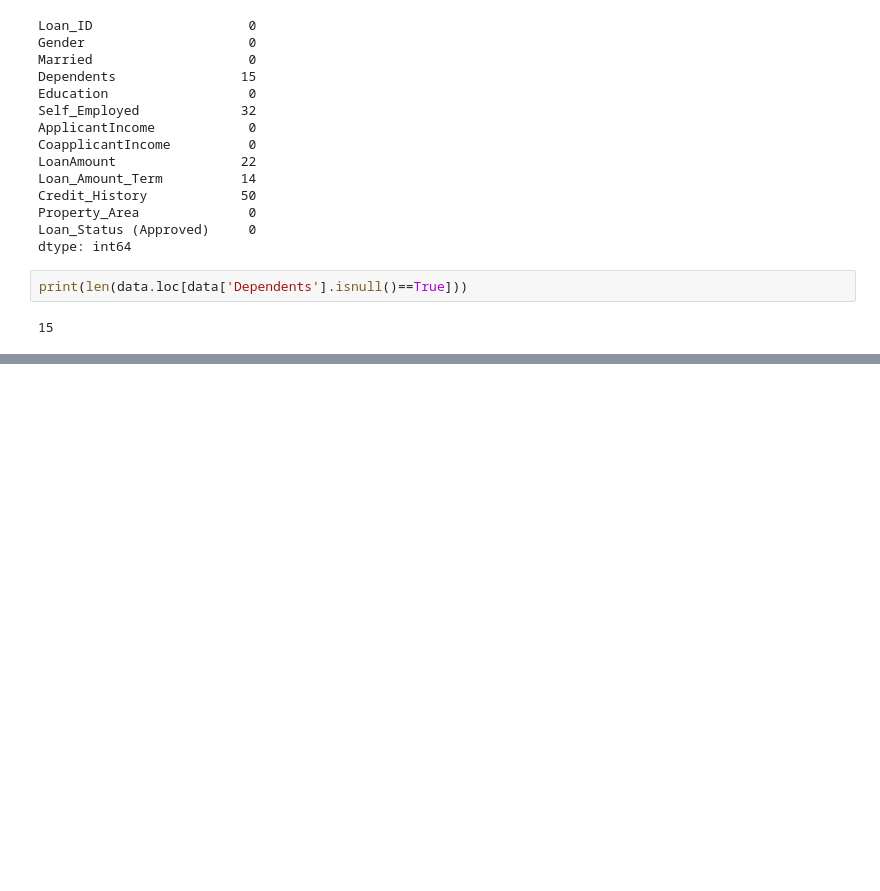
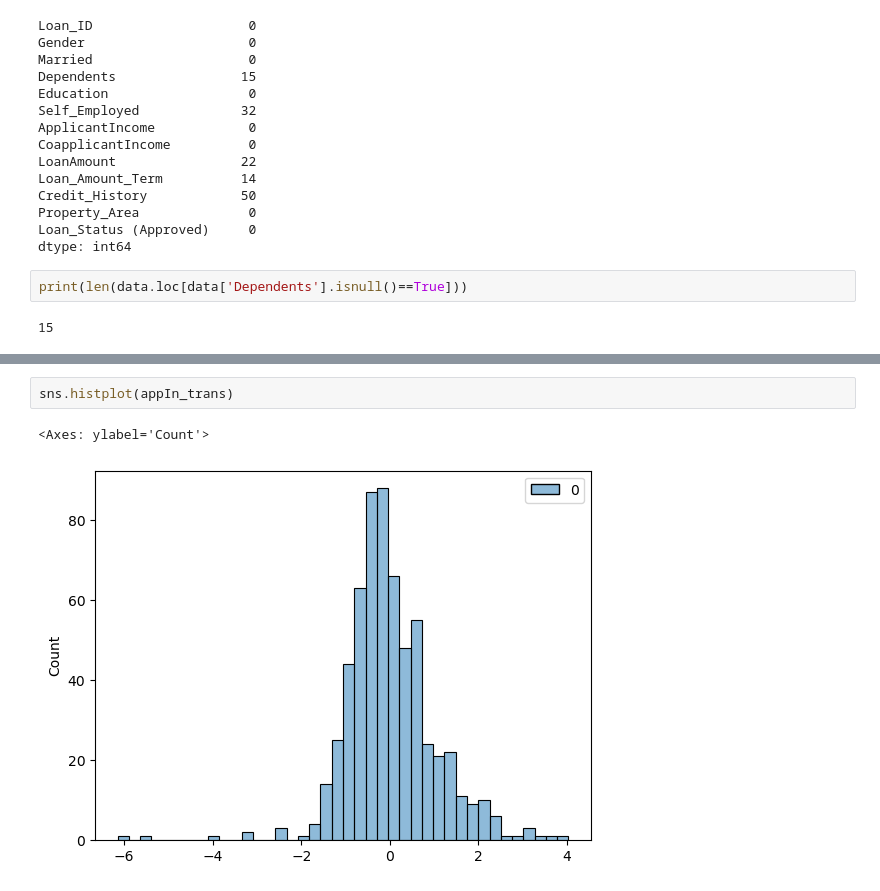
Before and after one commit to pradyuthi09/Statistics, a Jupyter notebook: statistics.ipynb, the cells around one changed output, grey strips where cells are left out. Drawn from its saved outputs; the diff is of its cells as text; blank space fills up the shorter version.

```diff
--- a/statistics.ipynb
+++ b/statistics.ipynb
@@ -256,0 +545,5 @@ print(len(data.loc[data['Dependents'].isnull()==True]))
+# %%
+sns.histplot(appIn_trans)
+# %% [output]
+<Axes: ylabel='Count'>
+[figure, added]
```
Also changed, not shown: parts of 35 cells of this notebook, 1 other file.
